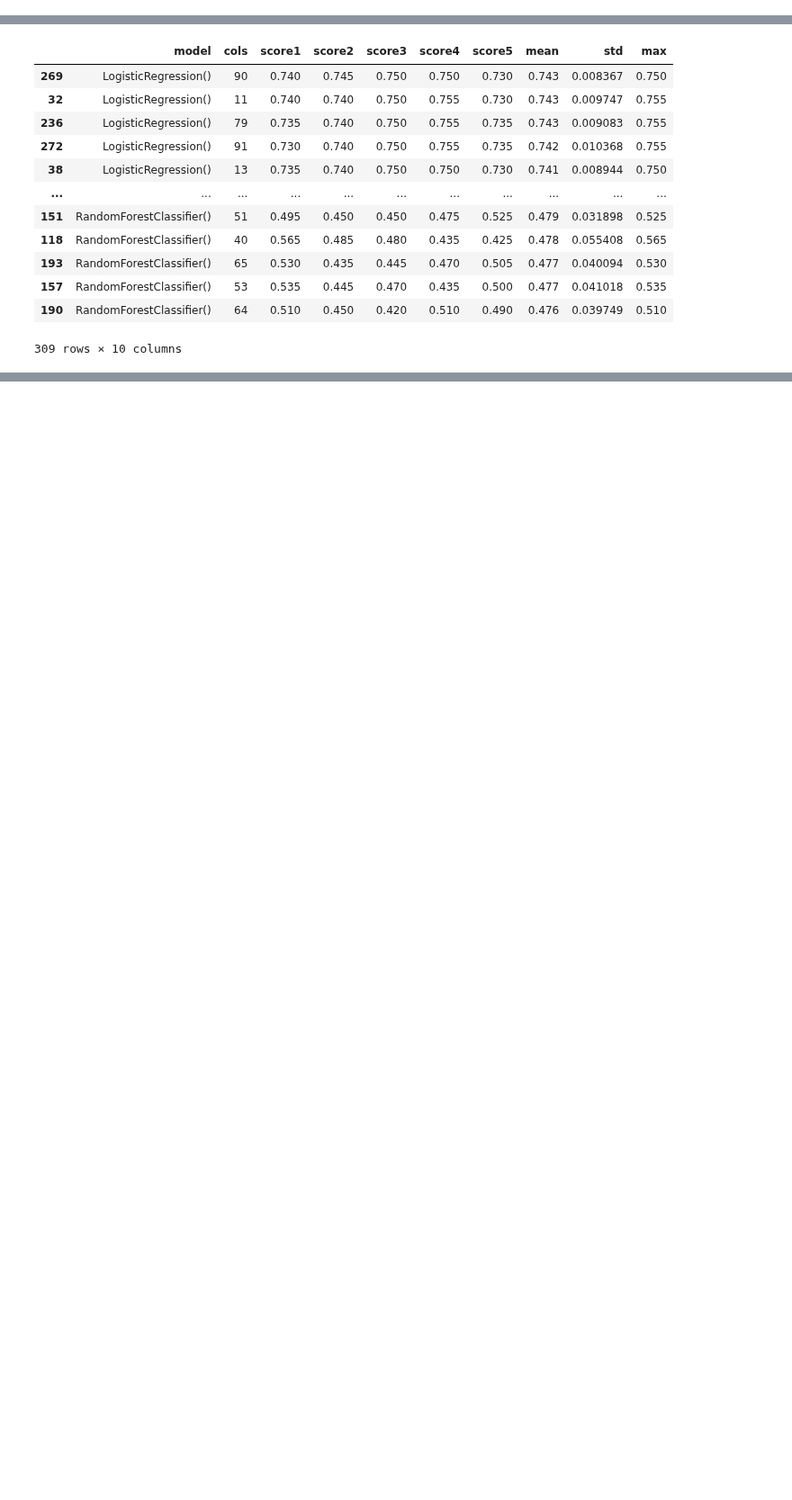
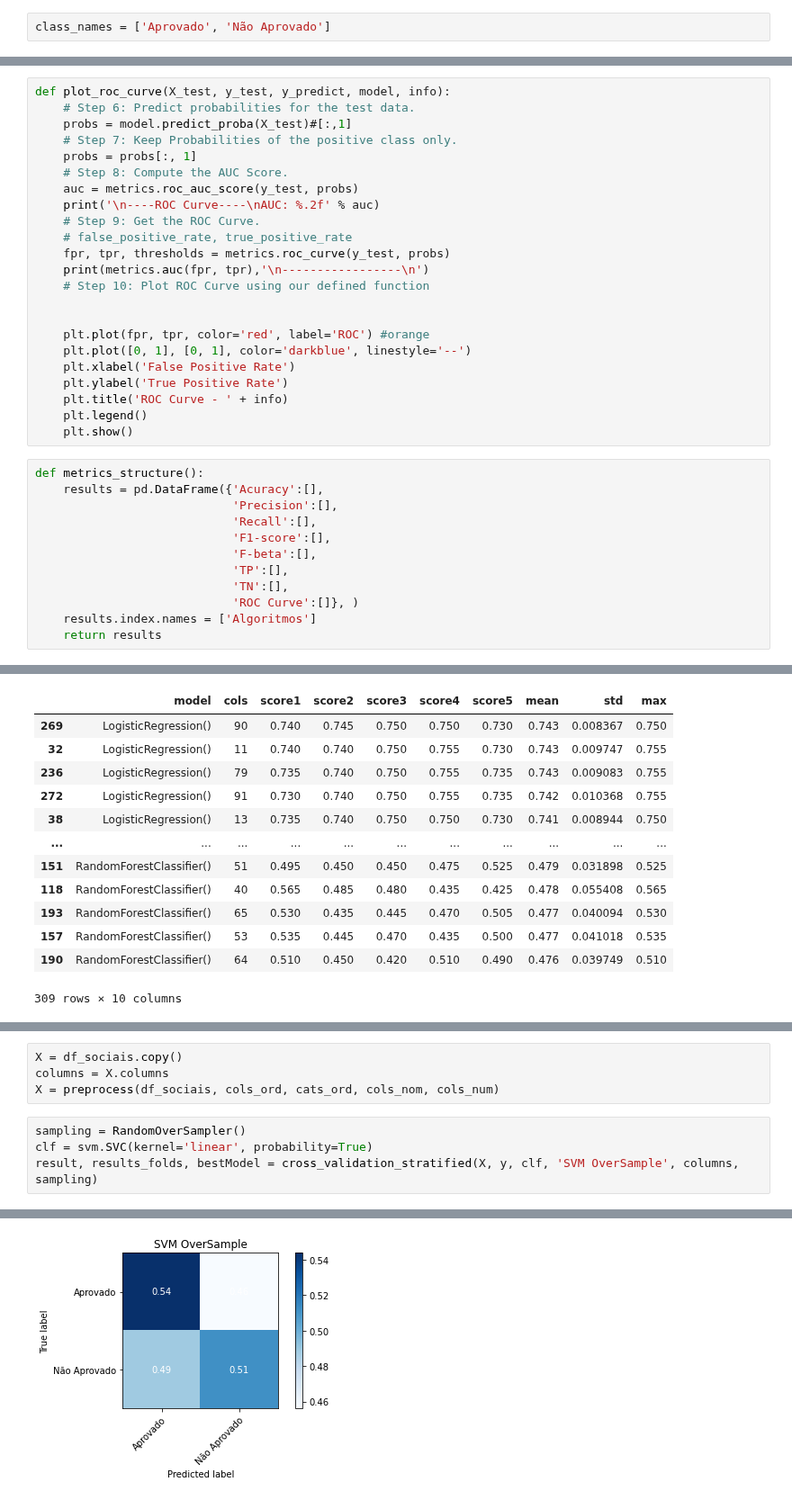
Before and after one commit to usr-bin32/data-mining-assignments, a Jupyter notebook: p6/notebook.ipynb, the cells around one changed output, grey strips where cells are left out. Shown at 90% size. Saved outputs shown, nothing was run; the diff lists cells and outputs as text; blank space fills up the shorter version.

```diff
--- a/p6/notebook.ipynb
+++ b/p6/notebook.ipynb
@@ -49,0 +71,2 @@ from sklearn.tree import DecisionTreeClassifier
+# %%
+class_names = ['Aprovado', 'Não Aprovado']
@@ -116,0 +179,35 @@ def cross_analysis(df, cols, margins=True, normalize=True):
+# %%
+def plot_roc_curve(X_test, y_test, y_predict, model, info):
+    # Step 6: Predict probabilities for the test data.
+    probs = model.predict_proba(X_test)#[:,1]
+    # Step 7: Keep Probabilities of the positive class only.
+    probs = probs[:, 1]
+    # Step 8: Compute the AUC Score.
+    auc = metrics.roc_auc_score(y_test, probs)
+    print('\n----ROC Curve----\nAUC: %.2f' % auc)
+    # Step 9: Get the ROC Curve.
+    # false_positive_rate, true_positive_rate
+    fpr, tpr, thresholds = metrics.roc_curve(y_test, probs)
+    print(metrics.auc(fpr, tpr),'\n-----------------\n')
+    # Step 10: Plot ROC Curve using our defined function
+
+
+    plt.plot(fpr, tpr, color='red', label='ROC') #orange
+    plt.plot([0, 1], [0, 1], color='darkblue', linestyle='--')
+    plt.xlabel('False Positive Rate')
+    plt.ylabel('True Positive Rate')
+    plt.title('ROC Curve - ' + info)
+    plt.legend()
+    plt.show()
+# %%
+def metrics_structure():
+    results = pd.DataFrame({'Acuracy':[],
+                            'Precision':[],
+                            'Recall':[],
+                            'F1-score':[],
+                            'F-beta':[],
+                            'TP':[],
+                            'TN':[],
+                            'ROC Curve':[]}, )
+    results.index.names = ['Algoritmos']
+    return results
@@ -702,0 +946,9 @@ Please also refer to the documentation for alternative solver options:
+# %%
+X = df_sociais.copy()
+columns = X.columns
+X = preprocess(df_sociais, cols_ord, cats_ord, cols_nom, cols_num)
+# %%
+sampling = RandomOverSampler()
+clf = svm.SVC(kernel='linear', probability=True)
+result, results_folds, bestModel = cross_validation_stratified(X, y, clf, 'SVM OverSample', columns, sampling)
+# %% [output]
@@ -702,0 +958 @@ Please also refer to the documentation for alternative solver options:
+[figure, added]
```
Also changed, not shown: parts of 34 cells of this notebook, 1 other file.
